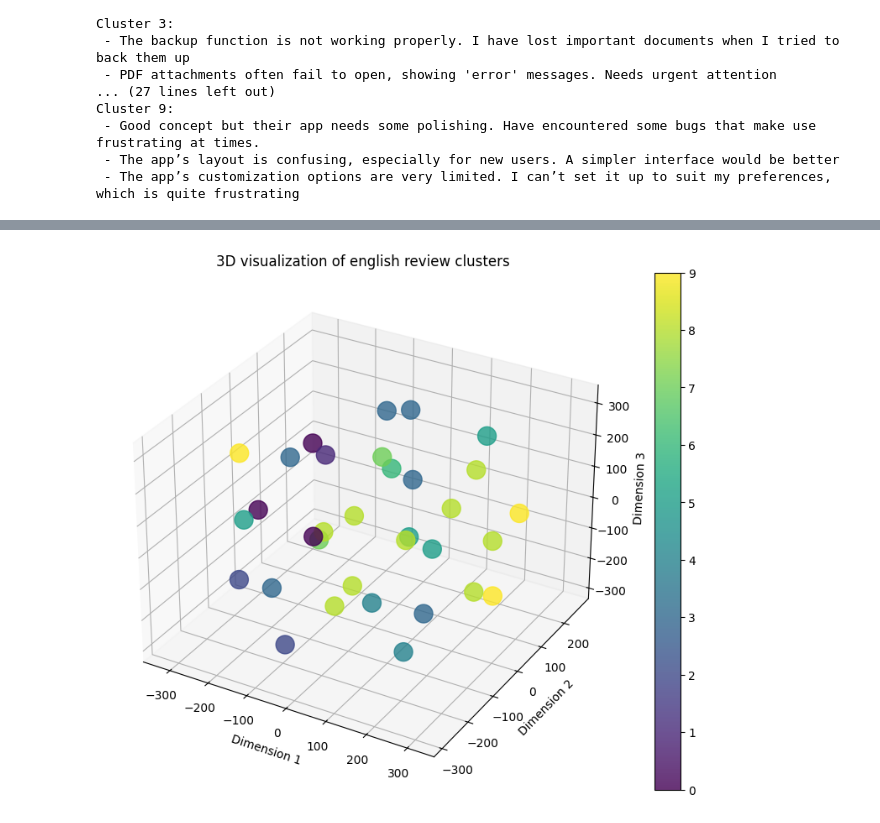
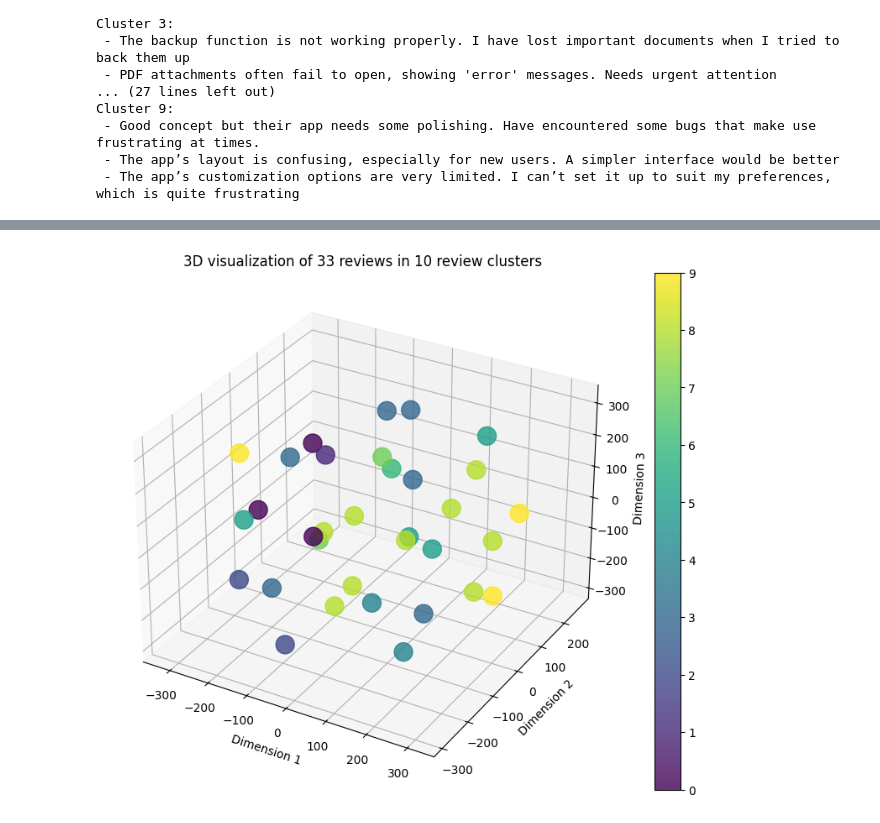
Before and after one commit to emilwennstrom/llm-review-analyzer, a Jupyter notebook: notebooks/main_nb.ipynb, the cells around one changed output, grey strips where cells are left out. Cells and saved outputs as stored; diff of their text form; code cells hidden in the pictures.

```diff
--- a/notebooks/main_nb.ipynb
+++ b/notebooks/main_nb.ipynb
@@ -33,9 +48,11 @@ Cleaning Google reviews...
+# %%
+df = df_orig.copy()
 # %%
-df = predict_binary_single_model(df_orig=df_orig, model=chat_bison(), prompt_str=usable_review_binary_prompt)
+df['usable'] = predict_binary_single_column(texts=df_orig['translated'], model=chat_bison(), prompt_str=usable_review_binary_prompt)
 df = df[df['usable'] == True]
 df.drop('usable', axis=1, inplace=True)
 # %%
-df = topic_analysis(df_orig=df, model=chat_bison(), prompt_str=topics_prompt)
+df = text_prediction(df_orig=df, model=chat_bison(), prompt_str=topics_prompt)
 # %%
 from langchain_google_vertexai import VertexAIEmbeddings
 embedding_model = VertexAIEmbeddings(model_name='textembedding-gecko-multilingual@001',project=os.getenv('PROJECT'),location=os.getenv('LOCATION'))
@@ -53,6 +65,3 @@ def translate_text(text_list):
-# %%
-df['translated'] = None
-df['translated'] = translate_text(df['text'].to_list())
 # %%
 reviews = df.to_records(index=False)
 # %%
@@ -143,26 +149,26 @@ Content: PDF attachments often fail to open, showing 'error' messages. Needs urg
 # %%
 from sklearn.manifold import TSNE
 import matplotlib.pyplot as plt
 from mpl_toolkits.mplot3d import Axes3D
 
 # Perform t-SNE dimensionality reduction to 3 components
 tsne = TSNE(n_components=3, perplexity=30, n_iter=3000, random_state=42)
 embeddings_reduced_3d = tsne.fit_transform(embeddings_faiss)
 
 # Create a 3D scatter plot
 fig = plt.figure(figsize=(10, 8))
 ax = fig.add_subplot(111, projection='3d')
 scatter = ax.scatter(embeddings_reduced_3d[:, 0], embeddings_reduced_3d[:, 1], embeddings_reduced_3d[:, 2], c=I.flatten(), cmap='viridis', alpha=0.8, s=250)
 
 # Annotate each point with its cluster number
 '''for i, txt in enumerate(I.flatten()):
     ax.text(embeddings_reduced_3d[i, 0], embeddings_reduced_3d[i, 1], embeddings_reduced_3d[i, 2], txt)'''
 
-ax.set_title('3D visualization of english review clusters')
+ax.set_title('3D visualization of 33 reviews in 10 review clusters')
 ax.set_xlabel('Dimension 1')
 ax.set_ylabel('Dimension 2')
 ax.set_zlabel('Dimension 3')
 plt.colorbar(scatter)
 plt.show()
 # %% [output]
-[figure, old version]
+[figure, new version]
```
Also changed, not shown: parts of 9 cells of this notebook, 6 other files.
